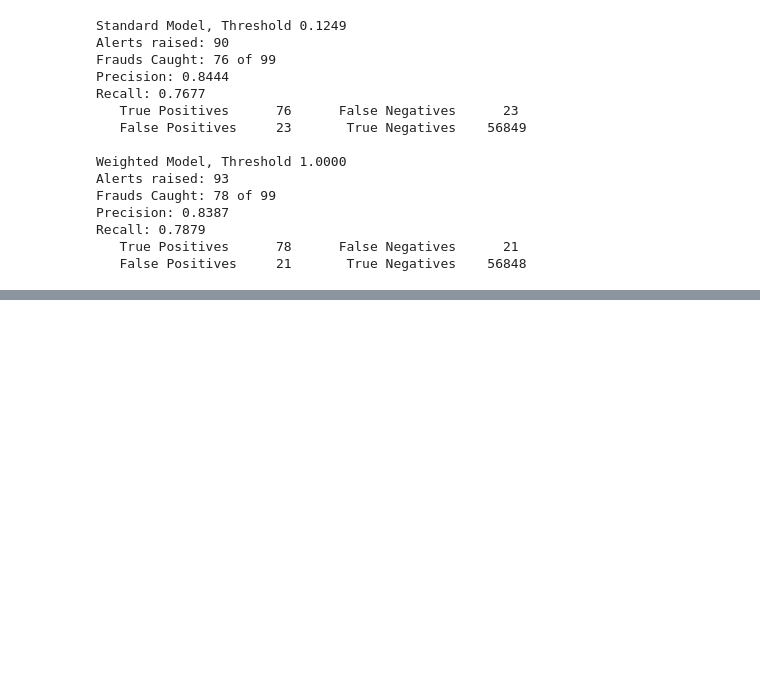
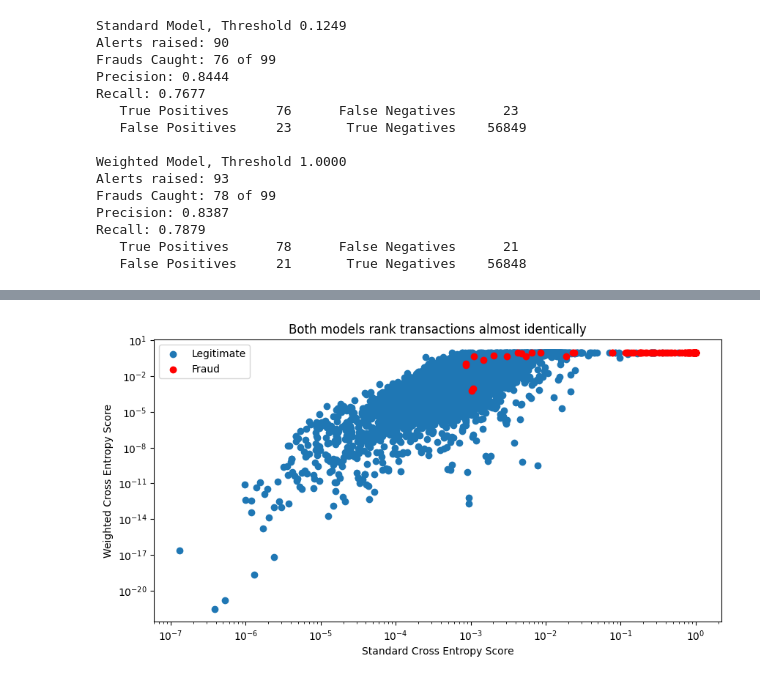
Before and after one commit to EvoAnu/Credit-Card-Fraud-Detection-Model, a Jupyter notebook: card_fraud_detection.ipynb, the cells around one changed output, grey strips where cells are left out. Drawn from its saved outputs; the diff is of its cells as text; code cells hidden in the pictures; blank space fills up the shorter version.

```diff
--- a/card_fraud_detection.ipynb
+++ b/card_fraud_detection.ipynb
@@ -434,0 +463,16 @@ WeightedBias  :   -3.5783 +/- 0.2611
+# %%
+isFraud = yValArr == 1
+isLegitimate = yValArr == 0
+
+plt.figure(figsize=(10,5))
+plt.scatter(validationP[isLegitimate], validationWeightedP[isLegitimate], label="Legitimate")
+plt.scatter(validationP[isFraud], validationWeightedP[isFraud], color="red", label="Fraud")
+plt.xscale("log")
+plt.yscale("log")
+plt.xlabel("Standard Cross Entropy Score")
+plt.ylabel("Weighted Cross Entropy Score")
+plt.title("Both models rank transactions almost identically")
+plt.legend()
+plt.show()
+# %% [output]
+[figure, added]
```
Also changed, not shown: parts of 2 cells of this notebook.
